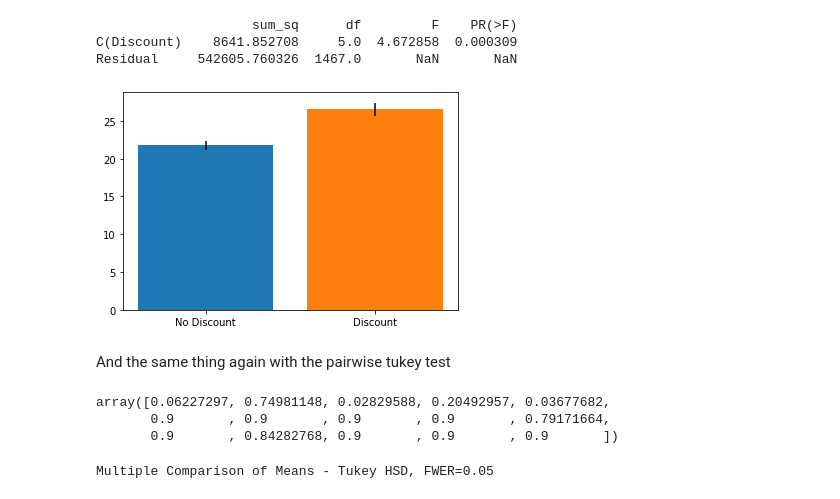
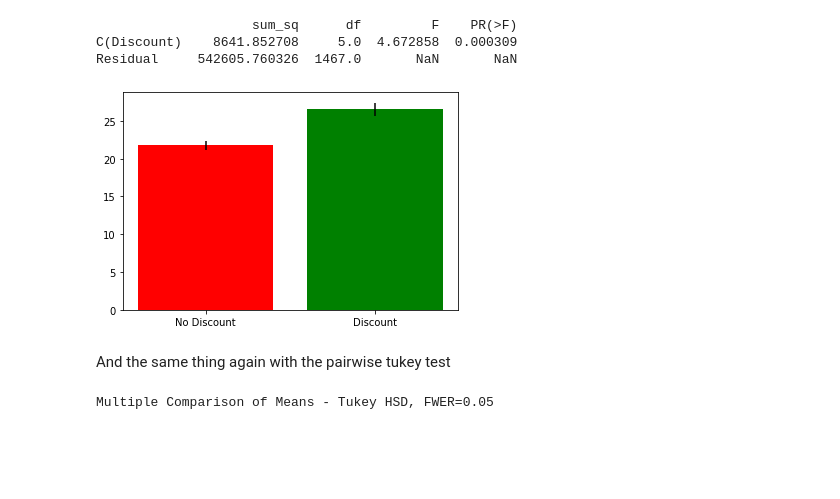
Before and after one commit to terryollila/dsc-mod-3-project-online-ds-ft-100719, a Jupyter notebook: student.ipynb, the cells around one changed output. Saved outputs shown, nothing was run; the diff lists cells and outputs as text; code cells hidden in the pictures; blank space fills up the shorter version.

```diff
--- a/student.ipynb
+++ b/student.ipynb
@@ -827,23 +849,16 @@ no_discount = dis_df[dis_df.Discount == 0].Quantity
 discount = dis_df[dis_df.Discount > 0].Quantity
 # %%
 plt.bar(x = 'No Discount', height = no_discount.mean(),
-        yerr = stats.sem(no_discount))
-plt.bar(x = 'Discount', height = discount.mean(), yerr = stats.sem(discount))
+        yerr = stats.sem(no_discount), color = 'red')
+plt.bar(x = 'Discount', height = discount.mean(), yerr = stats.sem(discount),
+        color = 'green')
 plt.show();
 # %% [output]
-[figure, old version]
+[figure, new version]
 # %% [markdown]
 And the same thing again with the pairwise tukey test
 # %%
 model = pairwise_tukeyhsd(dis_df.Quantity, dis_df.Discount)
-# %%
-from statsmodels.stats.libqsturng import psturng
-
-psturng(np.abs(model.meandiffs / model.std_pairs), len(model.groupsunique), model.df_total)
-# %% [output]
-array([0.06227297, 0.74981148, 0.02829588, 0.20492957, 0.03677682,
-       0.9       , 0.9       , 0.9       , 0.9       , 0.79171664,
-       0.9       , 0.84282768, 0.9       , 0.9       , 0.9       ])
 # %%
 model.summary()
 # %% [output]
```
Also changed, not shown: parts of 99 cells of this notebook.
